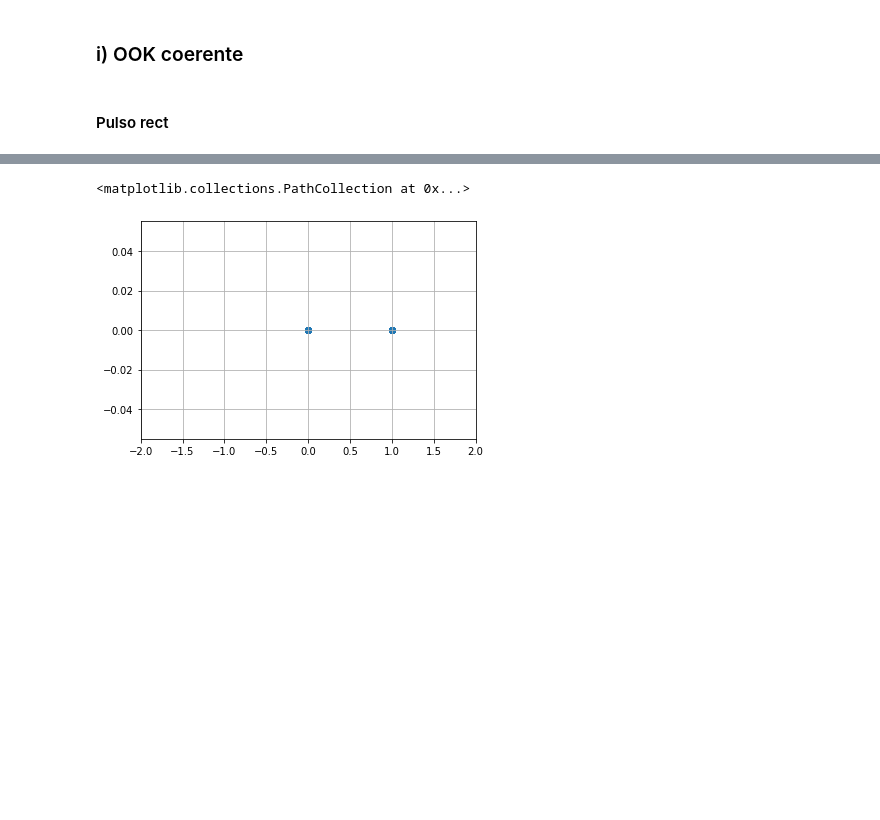
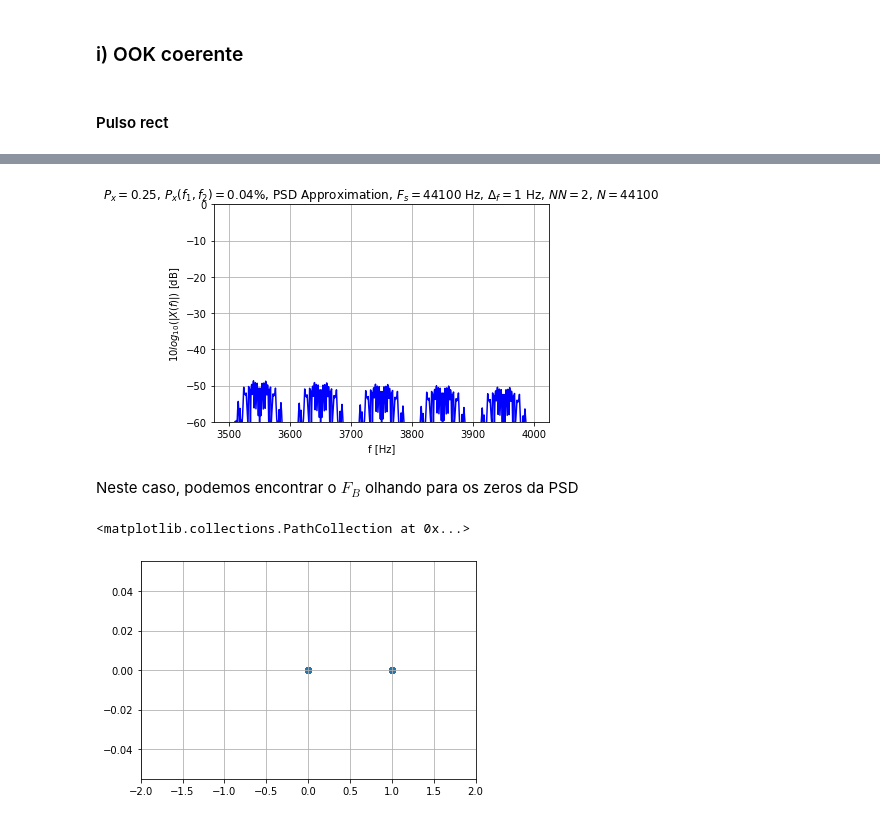
Before and after one commit to rafaelmcam/PeterMathysCommunicationsLab, a Jupyter notebook: Lab8/Lab8.ipynb, the cells around one changed output, grey strips where cells are left out. Drawn from its saved outputs; the diff is of its cells as text; code cells hidden in the pictures; blank space fills up the shorter version.

```diff
--- a/Lab8/Lab8.ipynb
+++ b/Lab8/Lab8.ipynb
@@ -182,3 +186,9 @@ OBS: Embora o gráfica acima pareça diferente do fornecido no material teórico
+# %%
+_, _ = ModuleLab5.showpsd(sig_xt, [3500, 4000, -60], Fs)
+# %% [output]
+[figure, added]
+# %% [markdown]
+Neste caso, podemos encontrar o $F_B$ olhando para os zeros da PSD
 # %%
 sig_bn, sig_bt, sig_wt, ixn = ModuleLab8.askrcvr(sig_xt, 'coh', [fc, 0], [FB, 0], 'rect', [])
 wn = sig_wt.signal()[ixn]
```
Also changed, not shown: parts of 65 cells of this notebook.
